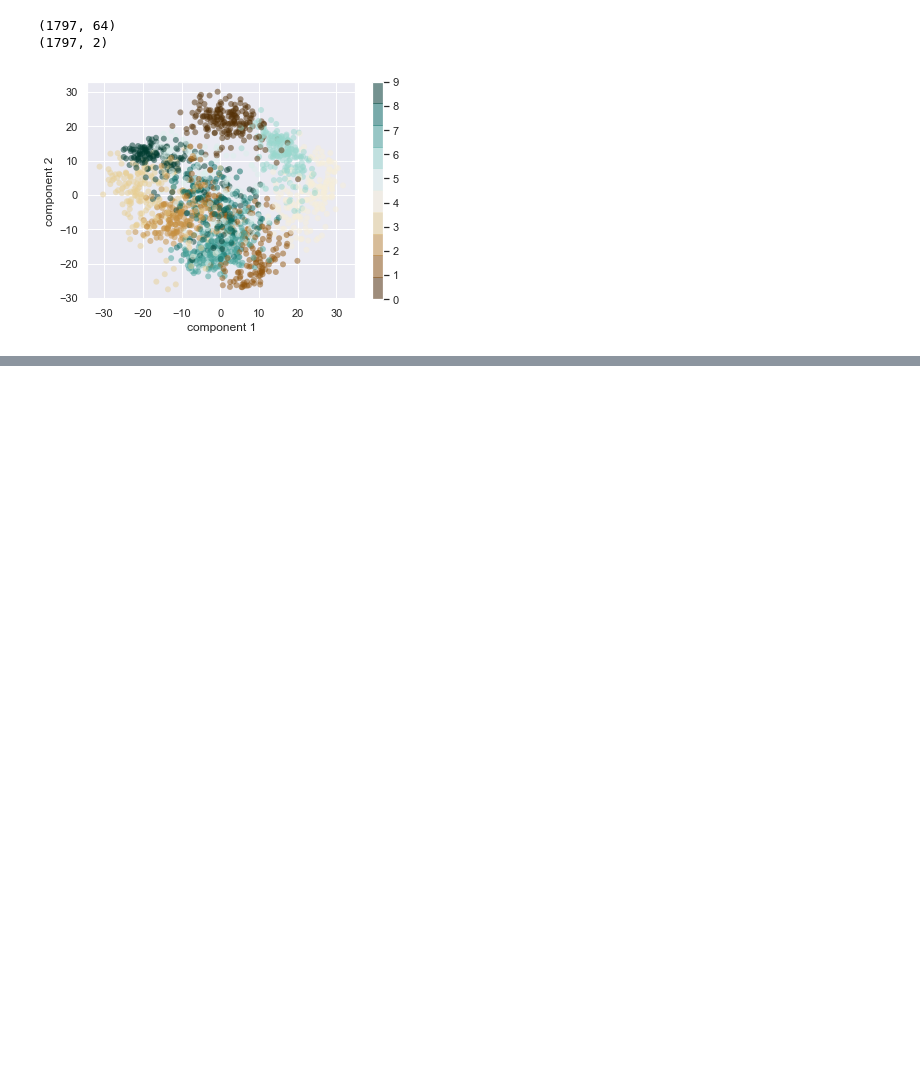
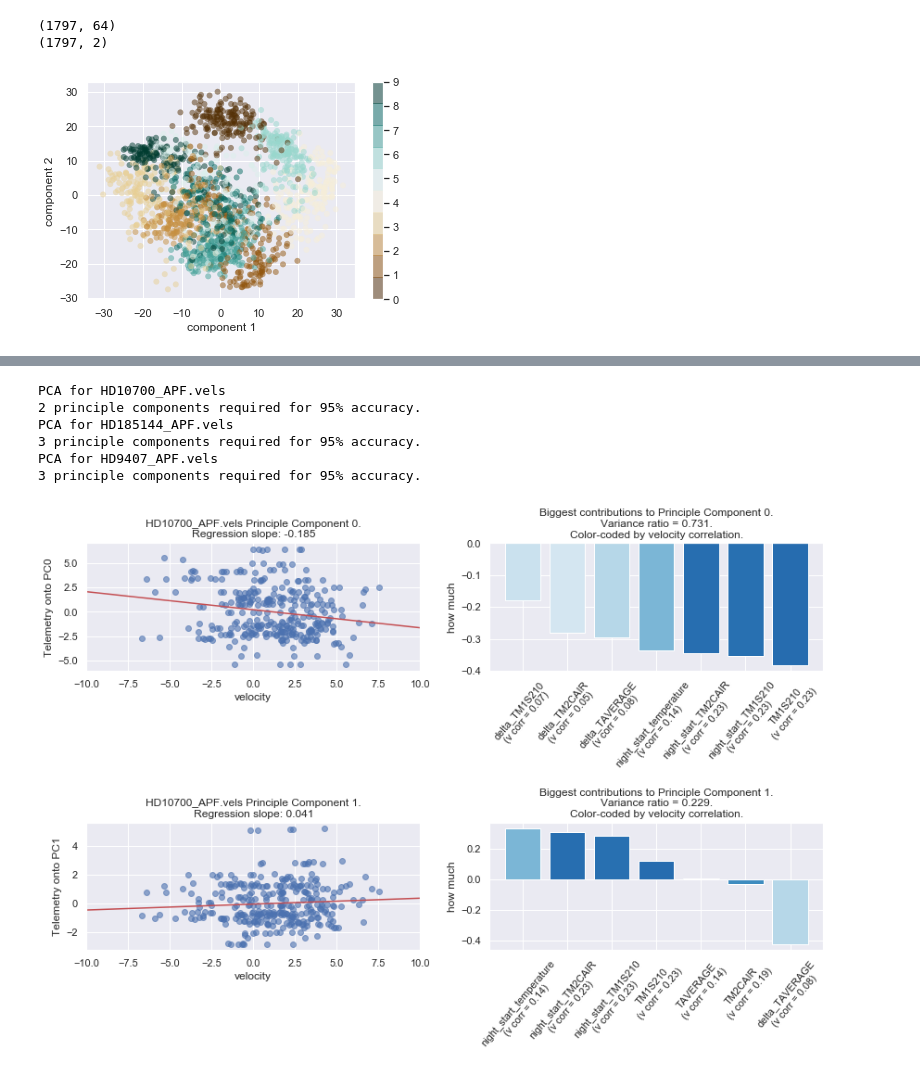
Before and after one commit to adeich/APF_telescope_behavior_study, a Jupyter notebook: 04 Principle Component Regression analysis.ipynb, the cells around one changed output, grey strips where cells are left out. Cells and saved outputs as stored; diff of their text form; code cells hidden in the pictures; blank space fills up the shorter version.

```diff
--- a/04 Principle Component Regression analysis.ipynb
+++ b/04 Principle Component Regression analysis.ipynb
@@ -169,0 +182,17 @@ jvdp()
+# %%
+columns_temperatures = ['TAVERAGE', 'TM1S210',
+                 'TM2CAIR','night_start_temperature',
+                 'night_start_TM1S210','night_start_TM2CAIR', 'delta_TAVERAGE', 'delta_TM1S210',
+       'delta_TM2CAIR']
+
+do_PCR_make_plots(data, columns_temperatures, n_components=7, n_plots=2, starID='HD10700_APF.vels')
+do_PCR_make_plots(data, columns_temperatures, n_components=7, n_plots=2, starID='HD185144_APF.vels')
+do_PCR_make_plots(data, columns_temperatures, n_components=7, n_plots=2, starID='HD9407_APF.vels')
+# %% [output]
+PCA for HD10700_APF.vels
+2 principle components required for 95% accuracy.
+PCA for HD185144_APF.vels
+3 principle components required for 95% accuracy.
+PCA for HD9407_APF.vels
+3 principle components required for 95% accuracy.
+[figure, added]
```
Also changed, not shown: parts of 7 cells of this notebook.
